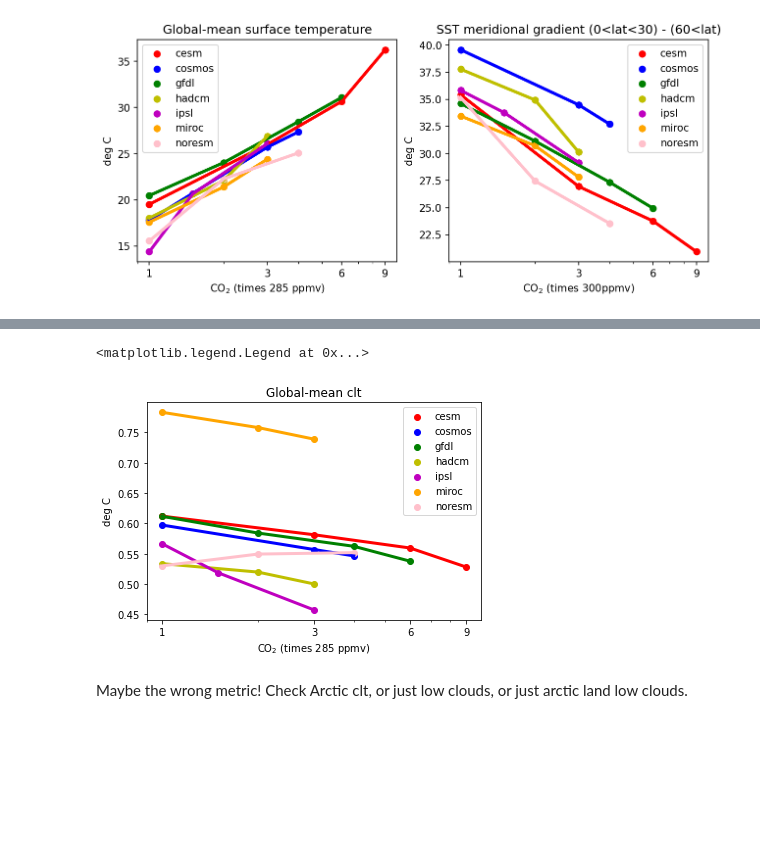
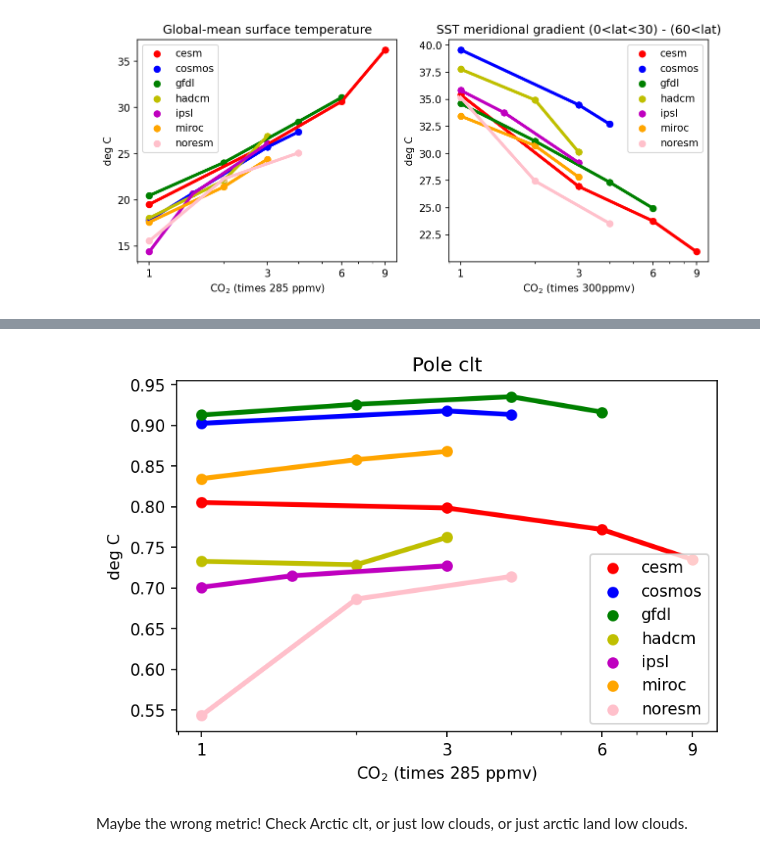
Before and after one commit to matthewjhenry/eocene, a Jupyter notebook: eocene_deepmip.ipynb, the cells around one changed output, grey strips where cells are left out. Cells and saved outputs as stored; diff of their text form; code cells hidden in the pictures; blank space fills up the shorter version.

Commit message:
more cool plots

```diff
--- a/eocene_deepmip.ipynb
+++ b/eocene_deepmip.ipynb
@@ -82,6 +122,9 @@ hadcm_co2 = [1,2,3]
 hadcm_ts = [global_mean(hadcm_1x_ts,'ts').values-273,global_mean(hadcm_2x_ts,'ts').values-273,global_mean(hadcm_3x_ts,'ts').values-273]
 hadcm_clt = [global_mean(hadcm_1x_clt,'clt').values,global_mean(hadcm_2x_clt,'clt').values,global_mean(hadcm_3x_clt,'clt').values]
 hadcm_grad = [lat_gradient(hadcm_1x_ts,'ts').values,lat_gradient(hadcm_2x_ts,'ts').values,lat_gradient(hadcm_3x_ts,'ts').values]
+hadcm_ats_min = [arctic_ts(hadcm_1x_ts,hadcm_sftlf).min(),arctic_ts(hadcm_2x_ts,hadcm_sftlf).min(),arctic_ts(hadcm_3x_ts,hadcm_sftlf).min()]
+hadcm_ats_max = [arctic_ts(hadcm_1x_ts,hadcm_sftlf).max(),arctic_ts(hadcm_2x_ts,hadcm_sftlf).max(),arctic_ts(hadcm_3x_ts,hadcm_sftlf).max()]
+hadcm_pole_clt = [lat_mean(hadcm_1x_clt,'clt',70),lat_mean(hadcm_2x_clt,'clt',70),lat_mean(hadcm_3x_clt,'clt',70)]
 # %%
 ipsl_sftlf_pi = xr.open_dataset('./../data_eocene/IPSLCM5A2-piControl-sftlf-v1.0.nc')
 ipsl_1x_ts = xr.open_dataset('./../data_eocene/IPSLCM5A2-piControl-ts-v1.0.mean.nc')
@@ -95,6 +138,9 @@ ipsl_co2 = [1,1.5,3]
 ipsl_ts = [global_mean(ipsl_1x_ts,'ts').values-273,global_mean(ipsl_15x_ts,'ts').values-273,global_mean(ipsl_3x_ts,'ts').values-273]
 ipsl_clt = [global_mean(ipsl_1x_clt,'clt').values,global_mean(ipsl_15x_clt,'clt').values,global_mean(ipsl_3x_clt,'clt').values]
 ipsl_grad = [lat_gradient(ipsl_1x_ts,'ts').values,lat_gradient(ipsl_15x_ts,'ts').values,lat_gradient(ipsl_3x_ts,'ts').values]
+ipsl_ats_min = [arctic_ts(ipsl_1x_ts,ipsl_sftlf_pi).min(),arctic_ts(ipsl_15x_ts,ipsl_sftlf).min(),arctic_ts(ipsl_3x_ts,ipsl_sftlf).min()]
+ipsl_ats_max = [arctic_ts(ipsl_1x_ts,ipsl_sftlf_pi).max(),arctic_ts(ipsl_15x_ts,ipsl_sftlf).max(),arctic_ts(ipsl_3x_ts,ipsl_sftlf).max()]
+ipsl_pole_clt = [lat_mean(ipsl_1x_clt,'clt',70),lat_mean(ipsl_15x_clt,'clt',70),lat_mean(ipsl_3x_clt,'clt',70)]
 # %%
 miroc_sftlf = xr.open_dataset('./../data_eocene/MIROC4m-deepmip_sens_1xCO2-sftlf-v1.0.mean.nc',decode_times=False)
 miroc_1x_ts = xr.open_dataset('./../data_eocene/MIROC4m-deepmip_sens_1xCO2-ts-v1.0.mean.nc',decode_times=False)
@@ -107,6 +153,9 @@ miroc_co2 = [1,2,3]
 miroc_ts = [global_mean(miroc_1x_ts,'ts').values-273,global_mean(miroc_2x_ts,'ts').values-273,global_mean(miroc_3x_ts,'ts').values-273]
 miroc_clt = [global_mean(miroc_1x_clt,'clt').values,global_mean(miroc_2x_clt,'clt').values,global_mean(miroc_3x_clt,'clt').values]
 miroc_grad = [lat_gradient(miroc_1x_ts,'ts').values,lat_gradient(miroc_2x_ts,'ts').values,lat_gradient(miroc_3x_ts,'ts').values]
+miroc_ats_min = [arctic_ts(miroc_1x_ts,miroc_sftlf).min(),arctic_ts(miroc_2x_ts,miroc_sftlf).min(),arctic_ts(miroc_3x_ts,miroc_sftlf).min()]
+miroc_ats_max = [arctic_ts(miroc_1x_ts,miroc_sftlf).max(),arctic_ts(miroc_2x_ts,miroc_sftlf).max(),arctic_ts(miroc_3x_ts,miroc_sftlf).max()]
+miroc_pole_clt = [lat_mean(miroc_1x_clt,'clt',70),lat_mean(miroc_2x_clt,'clt',70),lat_mean(miroc_3x_clt,'clt',70)]
 # %%
 noresm_sftlf_pi = xr.open_dataset('./../data_eocene/NorESM1_F-piControl-sftlf-v1.0.mean.nc')
 noresm_sftlf = xr.open_dataset('./../data_eocene/NorESM1_F-deepmip_sens_2xCO2-sftlf-v1.0.mean.nc')
@@ -120,3 +169,6 @@ noresm_co2 = [1,2,4]
 noresm_ts = [global_mean(noresm_1x_ts,'ts').values-273,global_mean(noresm_2x_ts,'ts').values-273,global_mean(noresm_4x_ts,'ts').values-273]
 noresm_clt = [global_mean(noresm_1x_clt,'clt').values,global_mean(noresm_2x_clt,'clt').values,global_mean(noresm_4x_clt,'clt').values]
 noresm_grad = [lat_gradient(noresm_1x_ts,'ts').values,lat_gradient(noresm_2x_ts,'ts').values,lat_gradient(noresm_4x_ts,'ts').values]
+noresm_ats_min = [arctic_ts(noresm_1x_ts,noresm_sftlf_pi).min(),arctic_ts(noresm_2x_ts,noresm_sftlf).min(),arctic_ts(noresm_4x_ts,noresm_sftlf).min()]
+noresm_ats_max = [arctic_ts(noresm_1x_ts,noresm_sftlf_pi).max(),arctic_ts(noresm_2x_ts,noresm_sftlf).max(),arctic_ts(noresm_4x_ts,noresm_sftlf).max()]
+noresm_pole_clt = [lat_mean(noresm_1x_clt,'clt',70),lat_mean(noresm_2x_clt,'clt',70),lat_mean(noresm_4x_clt,'clt',70)]
@@ -181,26 +294,27 @@ plt.show()
 # %%
-plt.plot(cesm_co2,cesm_clt,c='r',lw=3)
-plt.scatter(cesm_co2,cesm_clt,c='r',label='cesm')
-plt.plot(cosmos_co2,cosmos_clt,c='b',lw=3)
-plt.scatter(cosmos_co2,cosmos_clt,c='b',label='cosmos')
-plt.plot(gfdl_co2,gfdl_clt,c='g',lw=3)
-plt.scatter(gfdl_co2,gfdl_clt,c='g',label='gfdl')
-plt.plot(hadcm_co2,hadcm_clt,c='y',lw=3)
-plt.scatter(hadcm_co2,hadcm_clt,c='y',label='hadcm')
-plt.plot(ipsl_co2,ipsl_clt,c='m',lw=3)
-plt.scatter(ipsl_co2,ipsl_clt,c='m',label='ipsl')
-plt.plot(miroc_co2,miroc_clt,c='orange',lw=3)
-plt.scatter(miroc_co2,miroc_clt,c='orange',label='miroc')
-plt.plot(noresm_co2,noresm_clt,c='pink',lw=3)
-plt.scatter(noresm_co2,noresm_clt,c='pink',label='noresm')
+plt.figure(figsize=(6, 4),dpi=150)
+plt.plot(cesm_co2,cesm_pole_clt,c='r',lw=3)
+plt.scatter(cesm_co2,cesm_pole_clt,c='r',label='cesm')
+plt.plot(cosmos_co2,cosmos_pole_clt,c='b',lw=3)
+plt.scatter(cosmos_co2,cosmos_pole_clt,c='b',label='cosmos')
+plt.plot(gfdl_co2,gfdl_pole_clt,c='g',lw=3)
+plt.scatter(gfdl_co2,gfdl_pole_clt,c='g',label='gfdl')
+plt.plot(hadcm_co2,hadcm_pole_clt,c='y',lw=3)
+plt.scatter(hadcm_co2,hadcm_pole_clt,c='y',label='hadcm')
+plt.plot(ipsl_co2,ipsl_pole_clt,c='m',lw=3)
+plt.scatter(ipsl_co2,ipsl_pole_clt,c='m',label='ipsl')
+plt.plot(miroc_co2,miroc_pole_clt,c='orange',lw=3)
+plt.scatter(miroc_co2,miroc_pole_clt,c='orange',label='miroc')
+plt.plot(noresm_co2,noresm_pole_clt,c='pink',lw=3)
+plt.scatter(noresm_co2,noresm_pole_clt,c='pink',label='noresm')
 plt.xscale('log')
 plt.xticks(cesm_co2,['1','3','6','9'])
 plt.ylabel('deg C')
 plt.xlabel('CO$_2$ (times 285 ppmv)')
-plt.title('Global-mean clt')
+plt.title('Pole clt')
 plt.legend()
+plt.show()
 # %% [output]
-<matplotlib.legend.Legend at 0x...>
-[figure, old version]
+[figure, new version]
 # %% [markdown]
 Maybe the wrong metric! Check Arctic clt, or just low clouds, or just arctic land low clouds.
```
Also changed, not shown: parts of 6 cells of this notebook.
